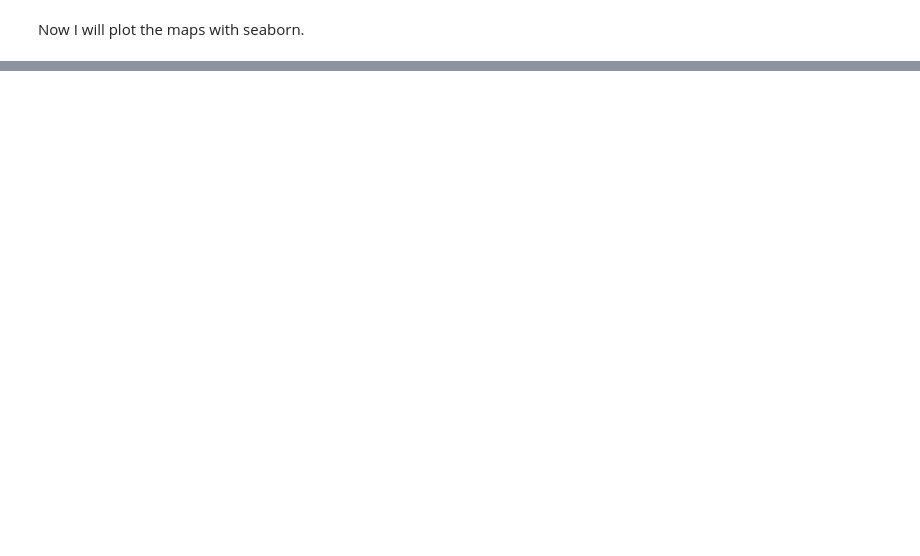
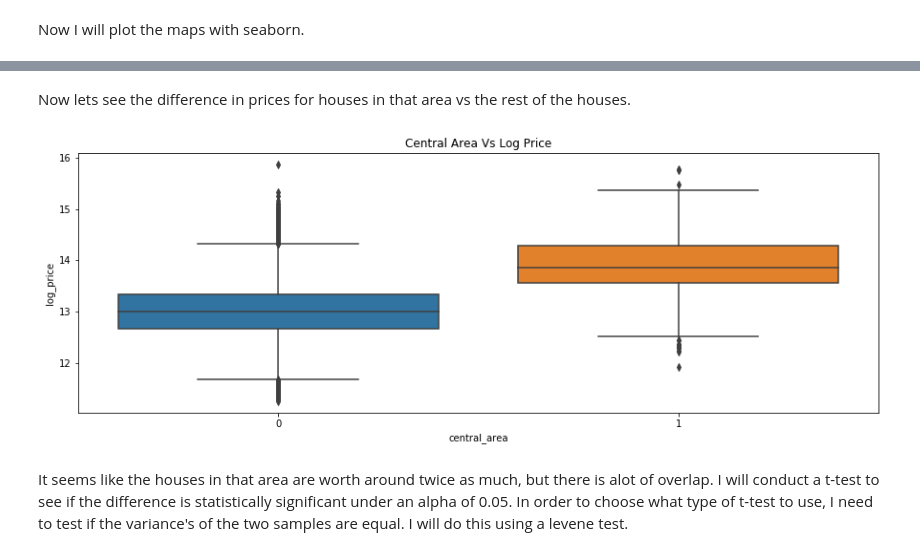
Before and after one commit to georgewillben/King_County_House_Prices, a Jupyter notebook: Exploratory Data Analysis.ipynb, the cells around one changed output, grey strips where cells are left out. Saved outputs shown, nothing was run; the diff lists cells and outputs as text; code cells hidden in the pictures; blank space fills up the shorter version.

```diff
--- a/Exploratory Data Analysis.ipynb
+++ b/Exploratory Data Analysis.ipynb
@@ -341,0 +321,10 @@ plt.show()
+# %%
+# create new feature representing whether house is in central area
+df["central_area"] = 0
+for i in df.index:
+
+    long = df.loc[i, "long"]
+    lat = df.loc[i, "lat"]
+
+    if (long > -122.25) & (long < -122.2) & (lat > 47.5) & (lat < 47.7):
+        df.loc[i, "central_area"] += 1
@@ -341,0 +351,12 @@ plt.show()
+# %% [markdown]
+Now lets see the difference in prices for houses in that area vs the rest of the houses.
+# %%
+# display descriptive statistics for central area houses vs the rest
+plt.figure(figsize=(15, 5))
+sns.boxplot(data=df, x="central_area", y="log_price")
+plt.title("Central Area Vs Log Price")
+plt.show()
+# %% [output]
+[figure, added]
+# %% [markdown]
+It seems like the houses in that area are worth around twice as much, but there is alot of overlap. I will conduct a t-test to see if the difference is statistically significant under an alpha of 0.05. In order to choose what type of t-test to use, I need to test if the variance's of the two samples are equal. I will do this using a levene test.
```
Also changed, not shown: parts of 12 cells of this notebook.
